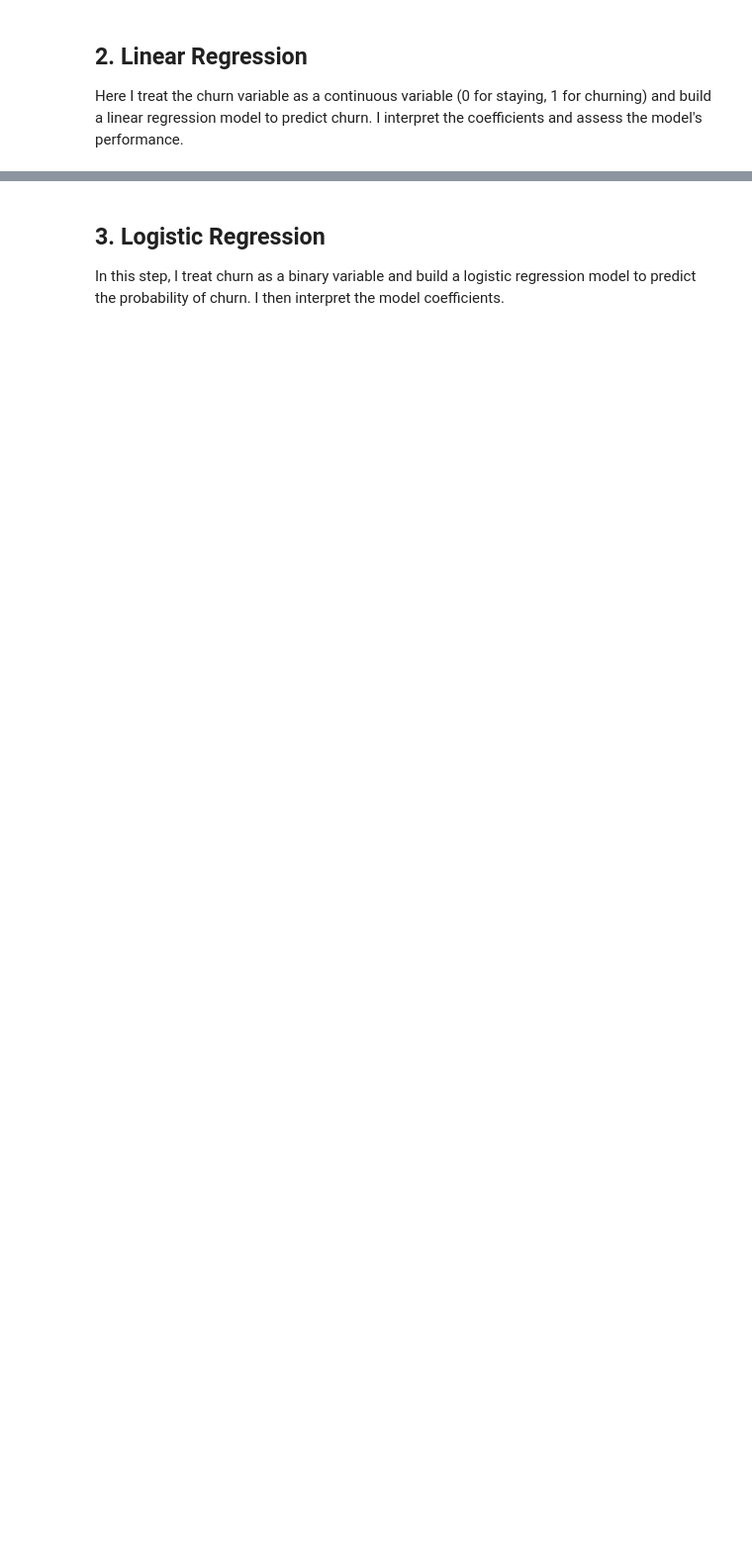
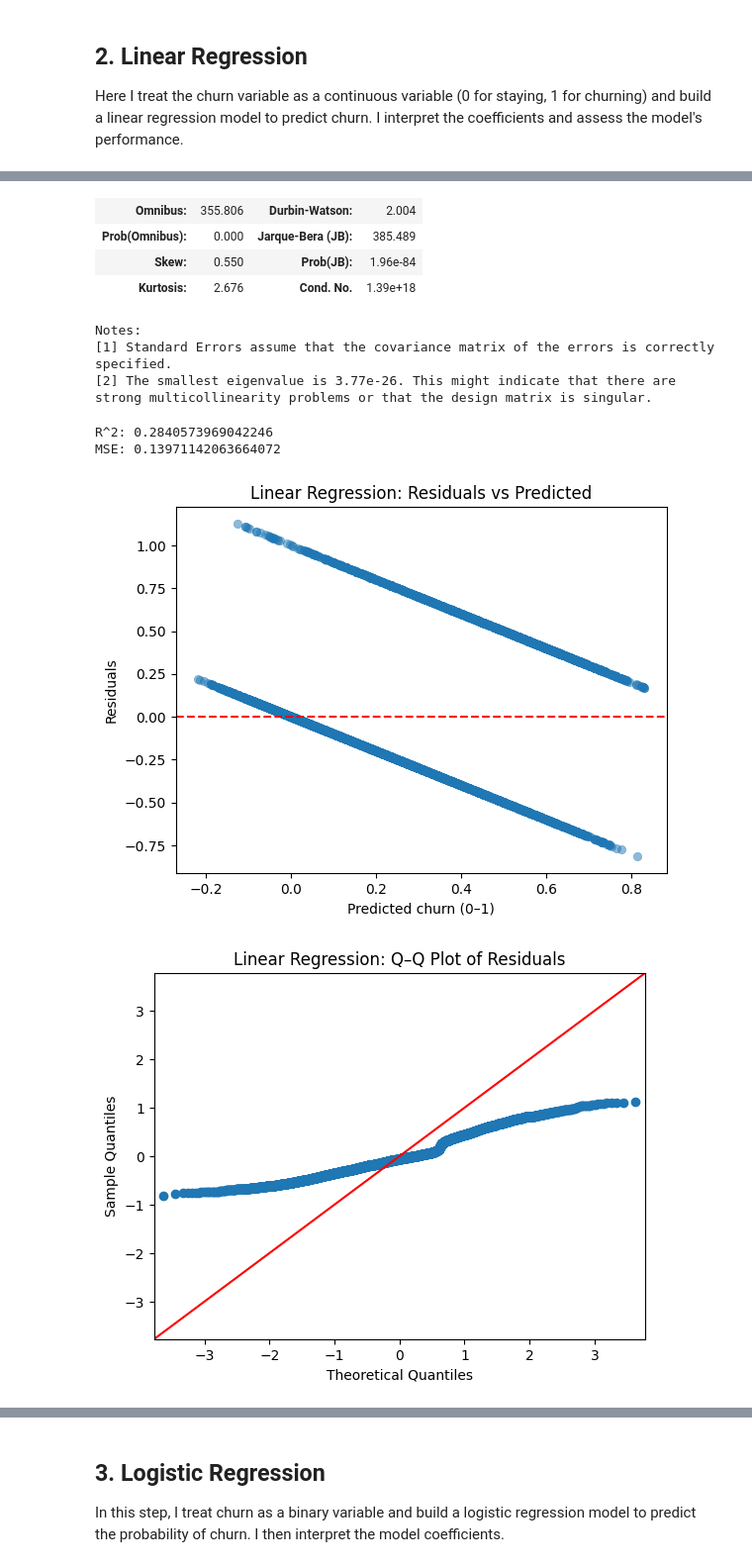
Before and after one commit to ericiortega/aipi590-xai-fall2025, a Jupyter notebook: assignments/interpretable_ml/interpretable_ml.ipynb, the cells around one changed output, grey strips where cells are left out. Shown at 99% size. Cells and saved outputs as stored; diff of their text form; code cells hidden in the pictures; blank space fills up the shorter version.

```diff
--- a/assignments/interpretable_ml/interpretable_ml.ipynb
+++ b/assignments/interpretable_ml/interpretable_ml.ipynb
@@ -140,3 +148,55 @@ plt.show()
 Here I treat the churn variable as a continuous variable (0 for staying, 1 for churning)
 and build a linear regression model to predict churn. I interpret the coefficients
 and assess the model's performance.
+# %%
+# ========= Task 2: Linear Regression =========
+
+# 1) Prepare data (all numeric)
+y = df["Churn"].map({"No": 0, "Yes": 1}).astype(float)
+X = pd.get_dummies(
+    df.drop(columns=["customerID", "Churn"]),  # drop id + target
+    drop_first=True,
+    dtype=float                                # force numeric dtypes
+)
+
+print("X shape:", X.shape, "| y shape:", y.shape)
+assert X.select_dtypes(include="object").empty, "Found object columns in X!"
+
+# 2) statsmodels OLS (for coefficients / p-values table)
+X_sm = sm.add_constant(X).astype(float)
+ols = sm.OLS(y, X_sm).fit()
+display(ols.summary())
+
+# 3) sklearn metrics (R^2, MSE) + residuals
+lr = LinearRegression().fit(X, y)
+y_pred = lr.predict(X)
+
+print("R^2:", r2_score(y, y_pred))
+print("MSE:", mean_squared_error(y, y_pred))
+
+# 4) Residuals vs Predicted
+residuals = y - y_pred
+plt.figure()
+sns.scatterplot(x=y_pred, y=residuals, alpha=0.5, edgecolor=None)
+plt.axhline(0, ls="--", c="red")
+plt.xlabel("Predicted churn (0–1)")
+plt.ylabel("Residuals")
+plt.title("Linear Regression: Residuals vs Predicted")
+plt.show()
+
+# 5) Q–Q plot of residuals (normality check)
+sm.qqplot(residuals, line="45")
+plt.title("Linear Regression: Q–Q Plot of Residuals")
+plt.show()
+
+# 6) VIF (multicollinearity)
+from statsmodels.stats.outliers_influence import variance_inflation_factor
+
+# compute VIF on the design matrix without adding a second constant column
+vif_df = pd.DataFrame({
+    "feature": X.columns,
+    "VIF": [variance_inflation_factor(X.values, i) for i in range(X.shape[1])]
+}).sort_values("VIF", ascending=False)
+
+vif_df.head(10)
+# %% [output]
@@ -142,0 +230,12 @@ and assess the model's performance.
+| Omnibus: | 355.806 | Durbin-Watson: | 2.004 |
+| Prob(Omnibus): | 0.000 | Jarque-Bera (JB): | 385.489 |
+| Skew: | 0.550 | Prob(JB): | 1.96e-84 |
+| Kurtosis: | 2.676 | Cond. No. | 1.39e+18 |
+Notes:
+[1] Standard Errors assume that the covariance matrix of the errors is correctly specified.
+[2] The smallest eigenvalue is 3.77e-26. This might indicate that there are
+strong multicollinearity problems or that the design matrix is singular.
+R^2: 0.2840573969042246
+MSE: 0.13971142063664072
+[figure, added]
+[figure, added]
```
Also changed, not shown: parts of 14 cells of this notebook.
